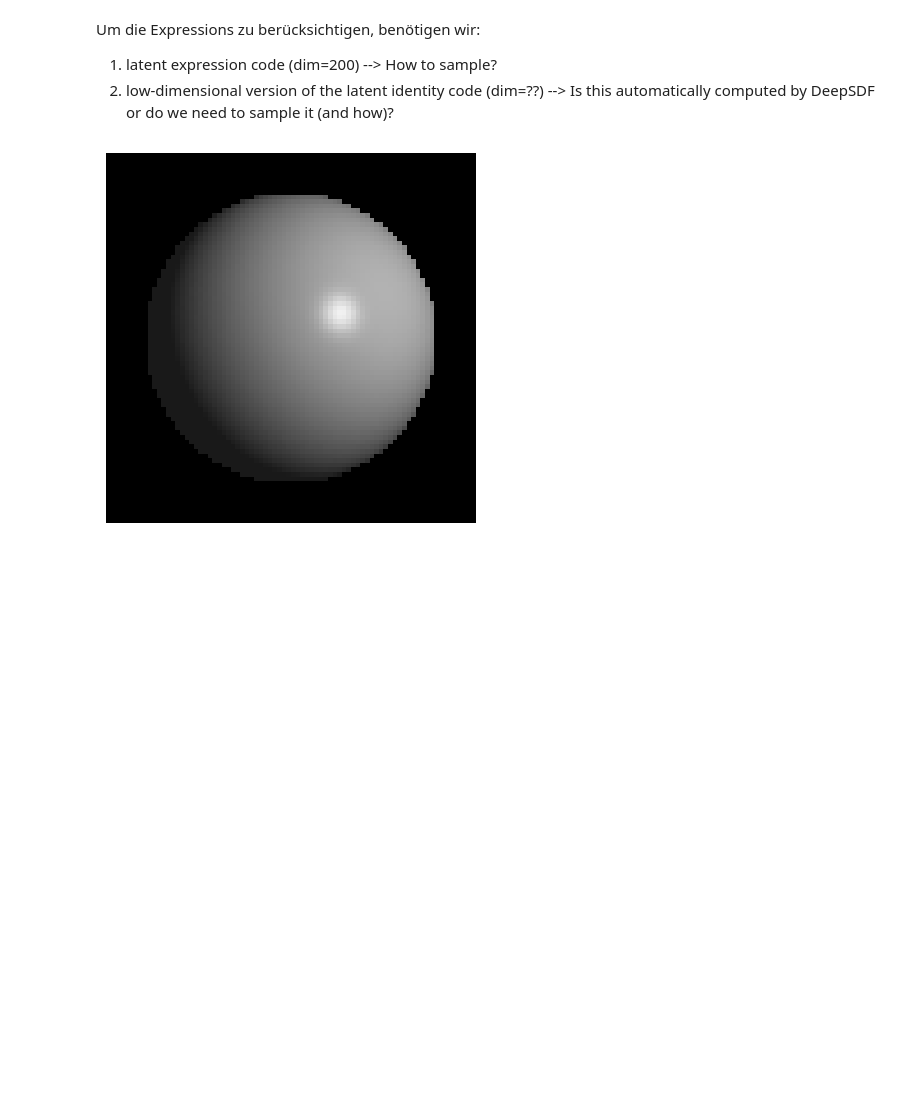
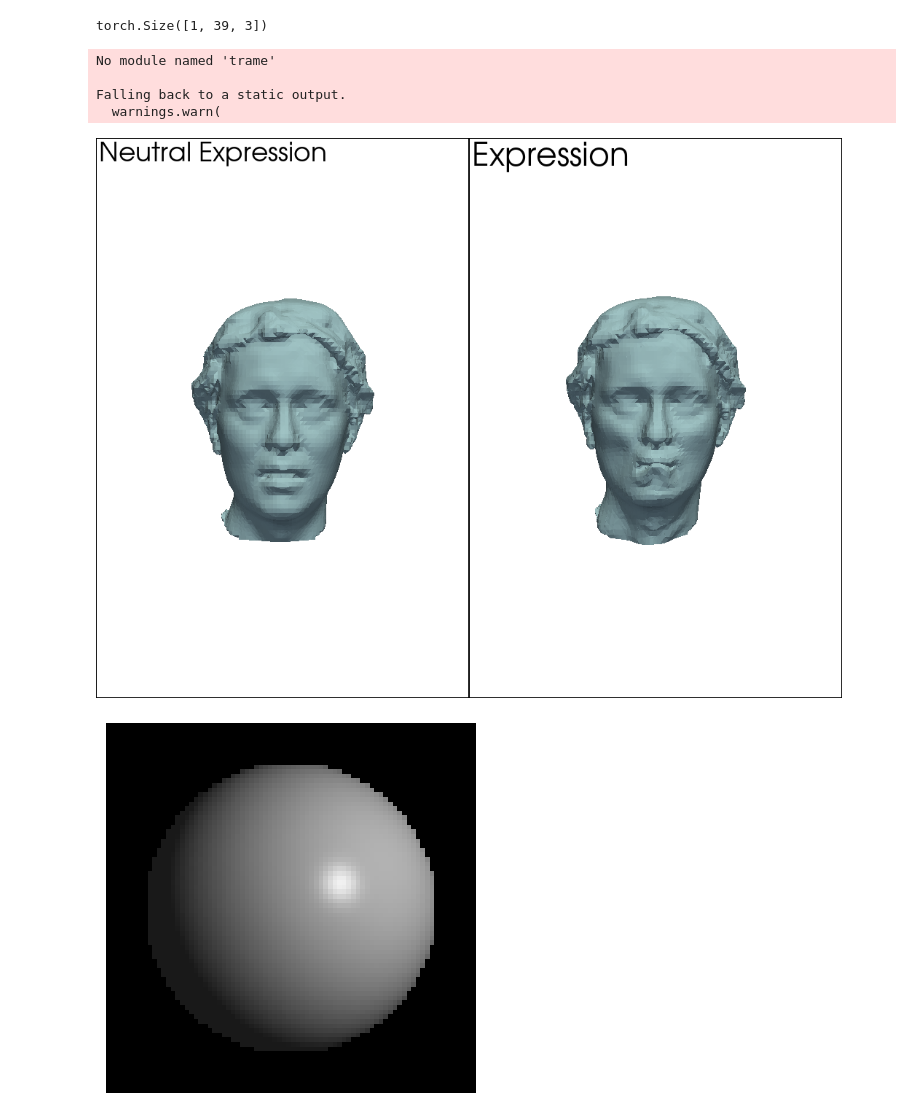
Before and after one commit to kasothaphie/Text2Head, a Jupyter notebook: NPHM-main/2D_rendering.ipynb, the cells around one changed output. Cells and saved outputs as stored; diff of their text form; code cells hidden in the pictures; blank space fills up the shorter version.

Commit message:
Add expressions for meshes

```diff
--- a/NPHM-main/2D_rendering.ipynb
+++ b/NPHM-main/2D_rendering.ipynb
@@ -176,7 +196,7 @@ print(lat_rep_shape.shape) #40*32+64
 # Set relevant part and resolution
 mini = [-.55, -.5, -.95]
 maxi = [0.55, 0.75, 0.4]
-resolution = 35
+resolution = 70
 
 # Define grid points (relevant for Marching Cubes only)
 grid_points = create_grid_points_from_bounds(mini, maxi, resolution)
@@ -241,16 +255,50 @@ vtkOpenGLCamera (0x7fe4b4a2ccc0)
-# %% [markdown]
-Um die Expressions zu berücksichtigen, benötigen wir:
-1. latent expression code (dim=200) --> How to sample?
-2. low-dimensional version of the latent identity code (dim=??) --> Is this automatically computed by DeepSDF or do we need to sample it (and how)?
 # %%
-#TODO: How to include expressions?
-#lat_rep_expr = ??
-#lat_rep_shape_ex = ??
-#deformed_mesh = deform_mesh(mesh,
-#                decoder_expr,
-#                lat_rep_expr,
-#                anchors,
-#                lat_rep_shape_ex)
+# CHOOSE ONE
+# neutral expression
+#lat_rep_expr = torch.zeros(CFG_expr['ex_decoder']['decoder_lat_dim_expr']) #[200]
+# non-neutral expression
+lat_rep_expr = 0.1*torch.randn(CFG_expr['ex_decoder']['decoder_lat_dim_expr']) #[200]
+anchors_squeezed = anchors.squeeze(1) # [B, 39, 3]
+print(anchors_squeezed.shape)
+
+deformed_mesh = deform_mesh(mesh,
+                decoder_expr,
+                lat_rep_expr,
+                anchors_squeezed,
+                lat_rep_shape)
+
+# Create a Plotter
+pl = pv.Plotter(shape=(1, 2))
+
+# Add and customize the first plot
+pl.subplot(0, 0)
+pl.add_text("Neutral Expression")
+pl.add_mesh(mesh)
+pl.reset_camera()
+pl.camera.position = (0, 0, 3)
+pl.camera.zoom(1.4)
+pl.set_viewup((0, 1, 0))  # vertical direction of camera = +Y axis
+pl.camera.view_plane_normal = (0, 0, 1)
+
+# Add and customize the second plot
+pl.subplot(0, 1)
+pl.add_text("Expression")
+pl.add_mesh(deformed_mesh)
+pl.reset_camera()
+pl.camera.position = (0, 0, 3)
+pl.camera.zoom(1.4)
+pl.set_viewup((0, 1, 0))  # vertical direction of camera = +Y axis
+pl.camera.view_plane_normal = (0, 0, 1)
+
+# Show the combined plots
+pl.show()
+# %% [output]
+torch.Size([1, 39, 3])
+No module named 'trame'
+
+Falling back to a static output.
+  warnings.warn(
+[figure, added]
 # %%
 #TODO: Improve rendering performance
 #TODO: Save output images of different identities
```
Also changed, not shown: parts of 6 cells of this notebook, 3 other files.
